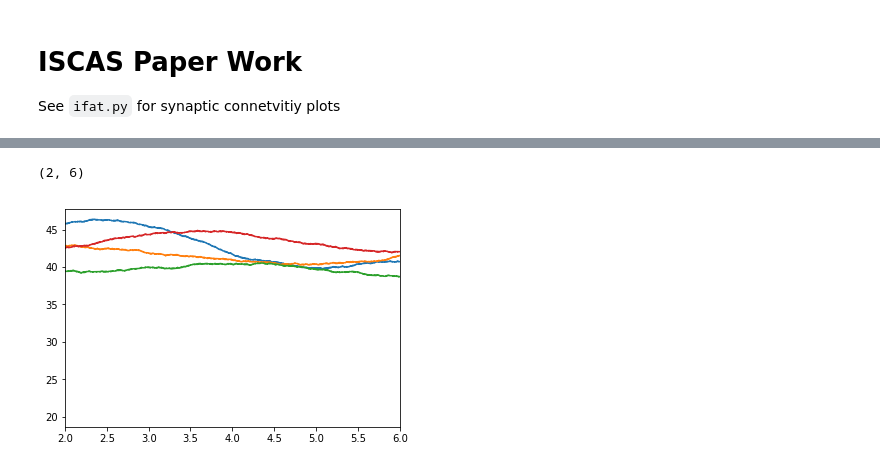
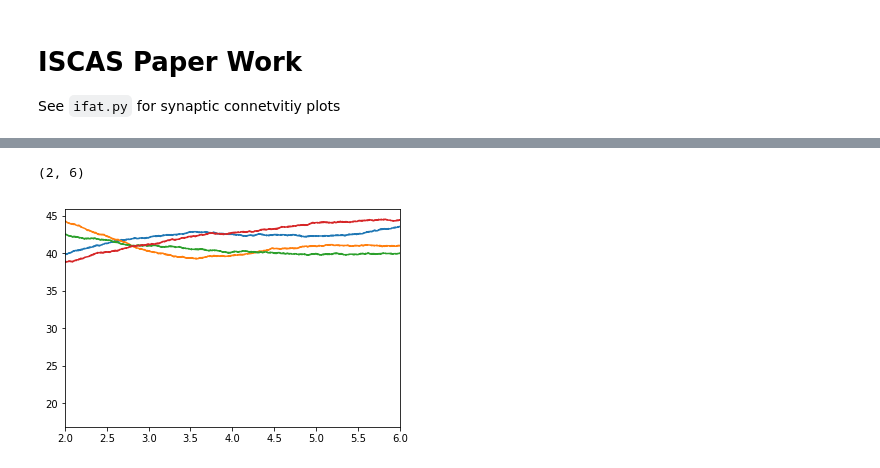
Before and after one commit to acellon/ifat-py, a Jupyter notebook: iscas-ifat.ipynb, the cells around one changed output, grey strips where cells are left out. Saved outputs shown, nothing was run; the diff lists cells and outputs as text; code cells hidden in the pictures.

```diff
--- a/iscas-ifat.ipynb
+++ b/iscas-ifat.ipynb
@@ -148,11 +148,11 @@ p2exc.W = W_vals[2] + W_vals[0]# + W_vals[0]
 i_spmon = SpikeMonitor(blair_inh)
 e_spmon = SpikeMonitor(blair_exc)
 e_vmon = StateMonitor(blair_exc, 'Vm', record=True)
-erate0 = PopulationRateMonitor(blair_exc[:1])
-erate1 = PopulationRateMonitor(blair_exc[1:2])
-erate10 = PopulationRateMonitor(blair_exc[10:11])
-erate20 = PopulationRateMonitor(blair_exc[13:14])
-irate = PopulationRateMonitor(blair_inh[:1])
+erate00 = PopulationRateMonitor(blair_exc[:1])
+erate15 = PopulationRateMonitor(blair_exc[15:16])
+erate31 = PopulationRateMonitor(blair_exc[31:32])
+erate47 = PopulationRateMonitor(blair_exc[47:48])
+#irate = PopulationRateMonitor(blair_inh[:1])
 # %%
 store()
 poissonRates = arange(2.0,4.0,0.1)*kHz
@@ -254,10 +212,10 @@ plot(e_spmon.t/second, e_spmon.i,'.'); xlim([2,2.1])
 # %%
 rateWidth = 1000 * ms
-plot(erate0.t/second,   erate0.smooth_rate(width=rateWidth)/Hz,
-     erate1.t/second,   erate1.smooth_rate(width=rateWidth)/Hz,
-     erate10.t/second, erate10.smooth_rate(width=rateWidth)/Hz,
-     erate20.t/second, erate20.smooth_rate(width=rateWidth)/Hz)
+plot(erate00.t/second, erate00.smooth_rate(width=rateWidth)/Hz,
+     erate15.t/second, erate15.smooth_rate(width=rateWidth)/Hz,
+     erate31.t/second, erate31.smooth_rate(width=rateWidth)/Hz,
+     erate47.t/second, erate47.smooth_rate(width=rateWidth)/Hz)
 xlim([2,6])
 # %% [output]
 (2, 6)
-[figure, old version]
+[figure, new version]
```
Also changed, not shown: parts of 19 cells of this notebook, 1 other file.
